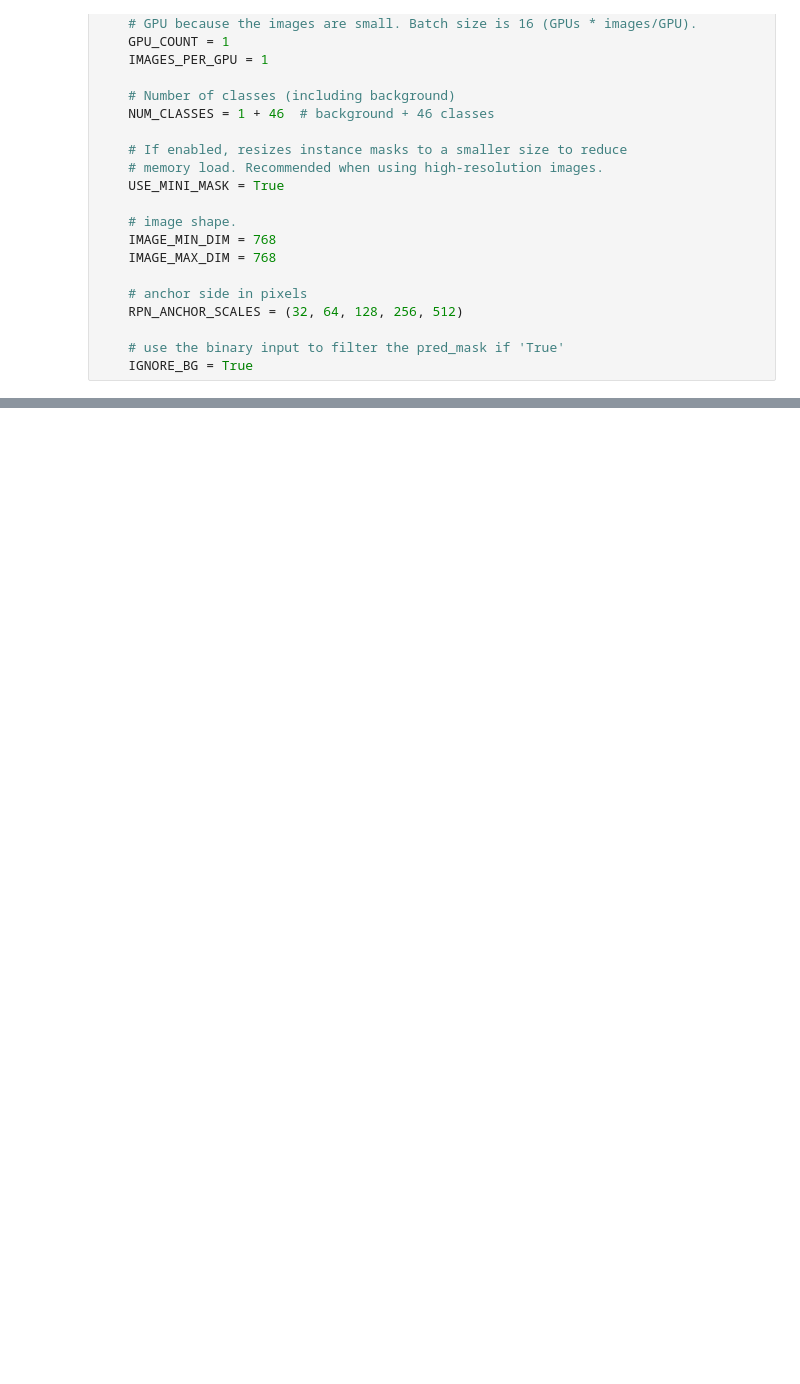
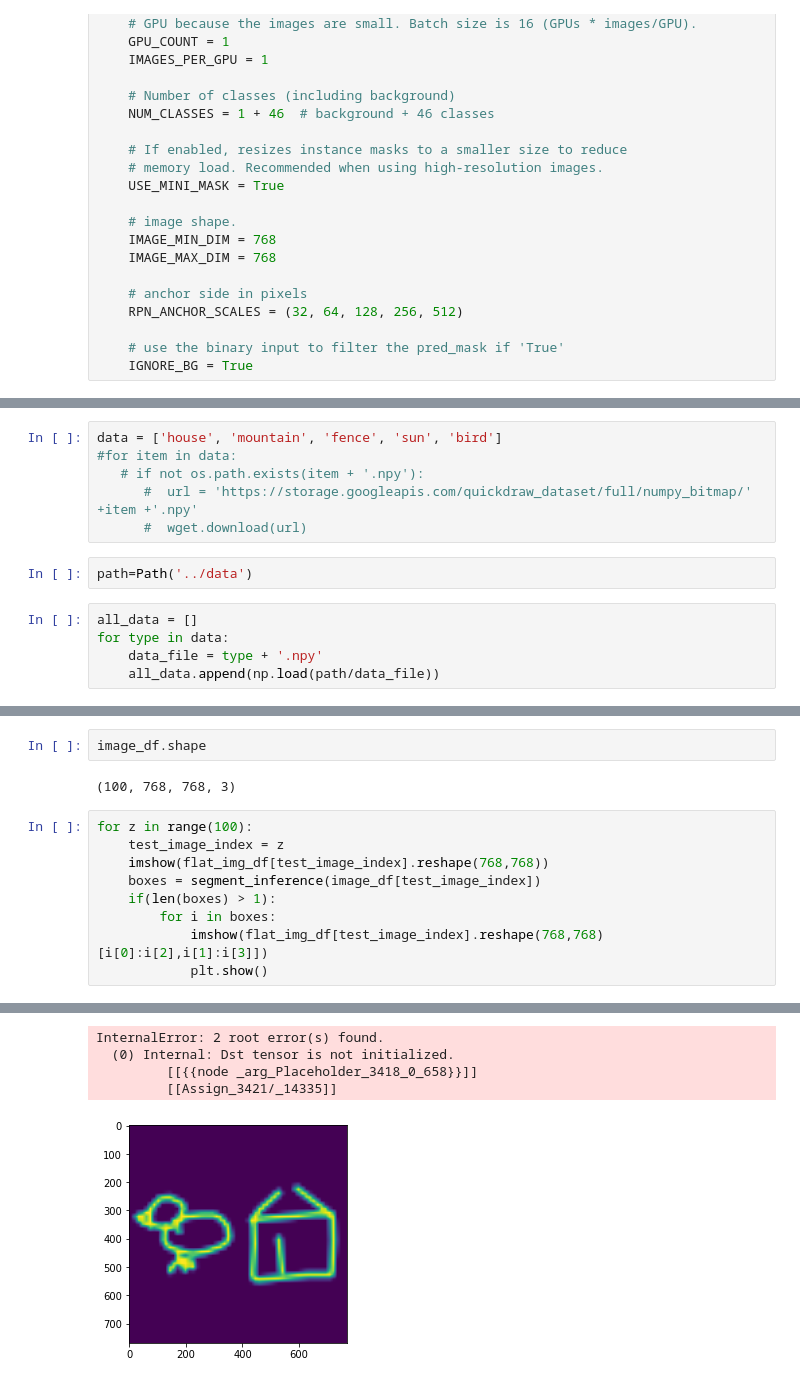
Before and after one commit to thaotrongtran/Co-Creative-Sketches, a Jupyter notebook: SketchyScene/Instance_Segmentation/get_segmentations.ipynb, the cells around one changed output, grey strips where cells are left out. Saved outputs shown, nothing was run; the diff lists cells and outputs as text; blank space fills up the shorter version.

Commit message:
Finished getting segmentation on Quickdraw 2-object sketch

```diff
--- a/SketchyScene/Instance_Segmentation/get_segmentations.ipynb
+++ b/SketchyScene/Instance_Segmentation/get_segmentations.ipynb
@@ -242,0 +184,13 @@ autoencoder.fit(x_train, x_train, epochs=5)
+# %%
+data = ['house', 'mountain', 'fence', 'sun', 'bird']
+#for item in data:
+   # if not os.path.exists(item + '.npy'):
+      #  url = 'https://storage.googleapis.com/quickdraw_dataset/full/numpy_bitmap/' +item +'.npy'
+      #  wget.download(url)
+# %%
+path=Path('../data')
+# %%
+all_data = []
+for type in data:
+    data_file = type + '.npy'
+    all_data.append(np.load(path/data_file))
@@ -242,0 +236,14 @@ autoencoder.fit(x_train, x_train, epochs=5)
+# %%
+image_df.shape
+# %% [output]
+(100, 768, 768, 3)
+# %%
+for z in range(100):
+    test_image_index = z
+    imshow(flat_img_df[test_image_index].reshape(768,768))
+    boxes = segment_inference(image_df[test_image_index])
+    if(len(boxes) > 1):
+        for i in boxes:
+            imshow(flat_img_df[test_image_index].reshape(768,768)[i[0]:i[2],i[1]:i[3]])
+            plt.show()
+# %% [output]
@@ -242,0 +267,5 @@ autoencoder.fit(x_train, x_train, epochs=5)
+InternalError: 2 root error(s) found.
+  (0) Internal: Dst tensor is not initialized.
+         [[{{node _arg_Placeholder_3418_0_658}}]]
+         [[Assign_3421/_14335]]
+[figure, added]
```
Also changed, not shown: parts of 15 cells of this notebook, 26 other files.
